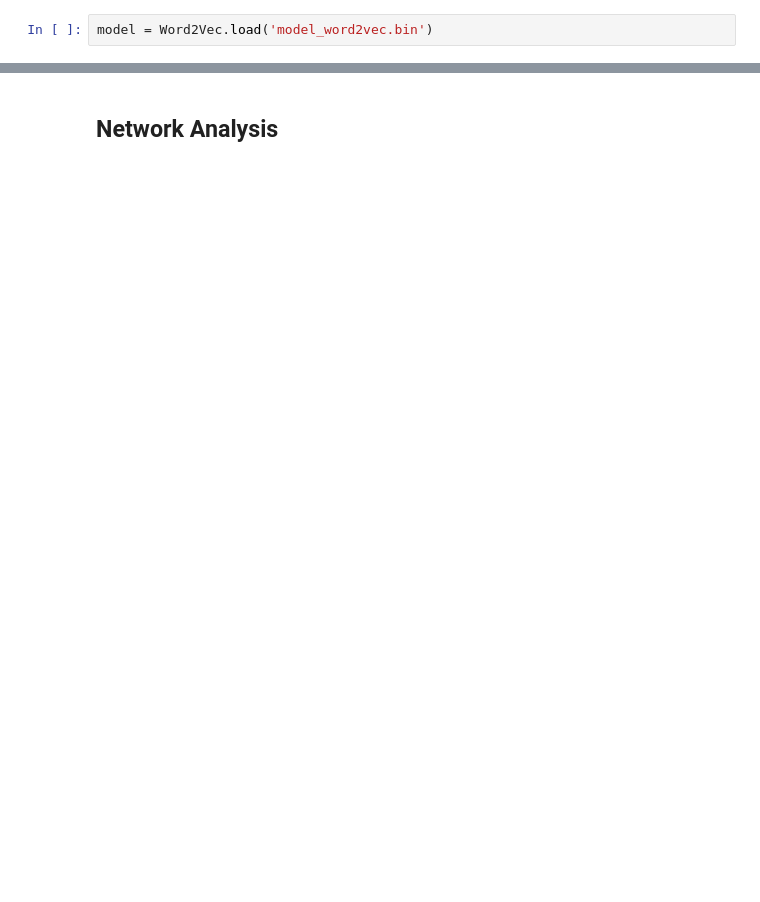
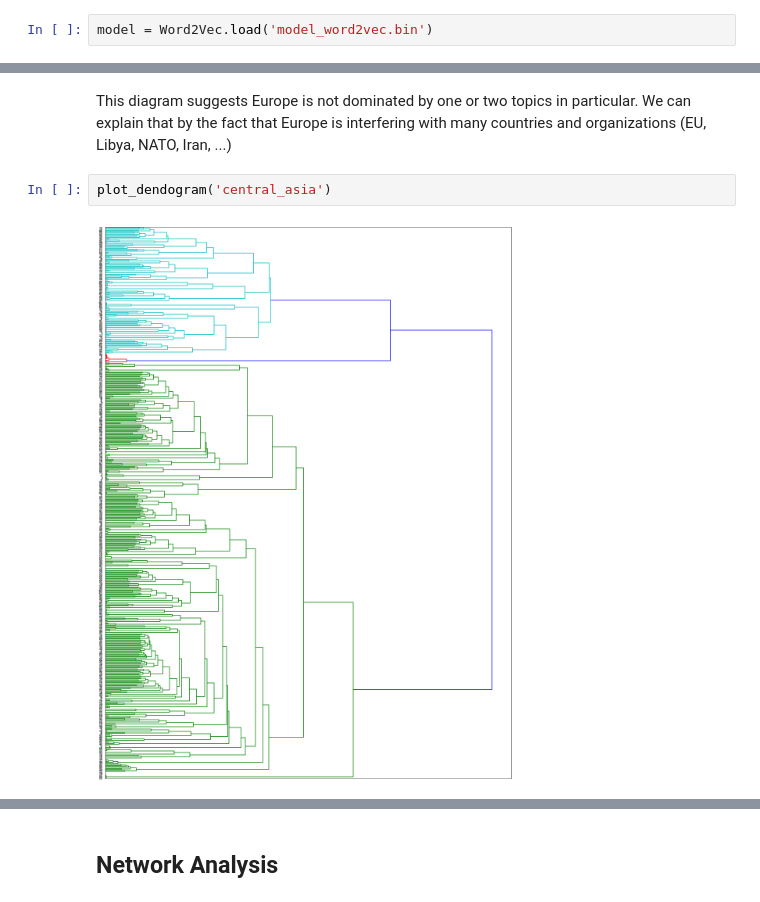
Before and after one commit to KennethThNg/Project, a Jupyter notebook: src/data_exploration.ipynb, the cells around one changed output, grey strips where cells are left out. Saved outputs shown, nothing was run; the diff lists cells and outputs as text; blank space fills up the shorter version.

```diff
--- a/src/data_exploration.ipynb
+++ b/src/data_exploration.ipynb
@@ -629,0 +685,6 @@ plt.show()
+# %% [markdown]
+This diagram suggests Europe is not dominated by one or two topics in particular. We can explain that by the fact that Europe is interfering with many countries and organizations (EU, Libya, NATO, Iran, ...)
+# %%
+plot_dendogram('central_asia')
+# %% [output]
+[figure, added]
```
Also changed, not shown: parts of 36 cells of this notebook, 6 other files.
